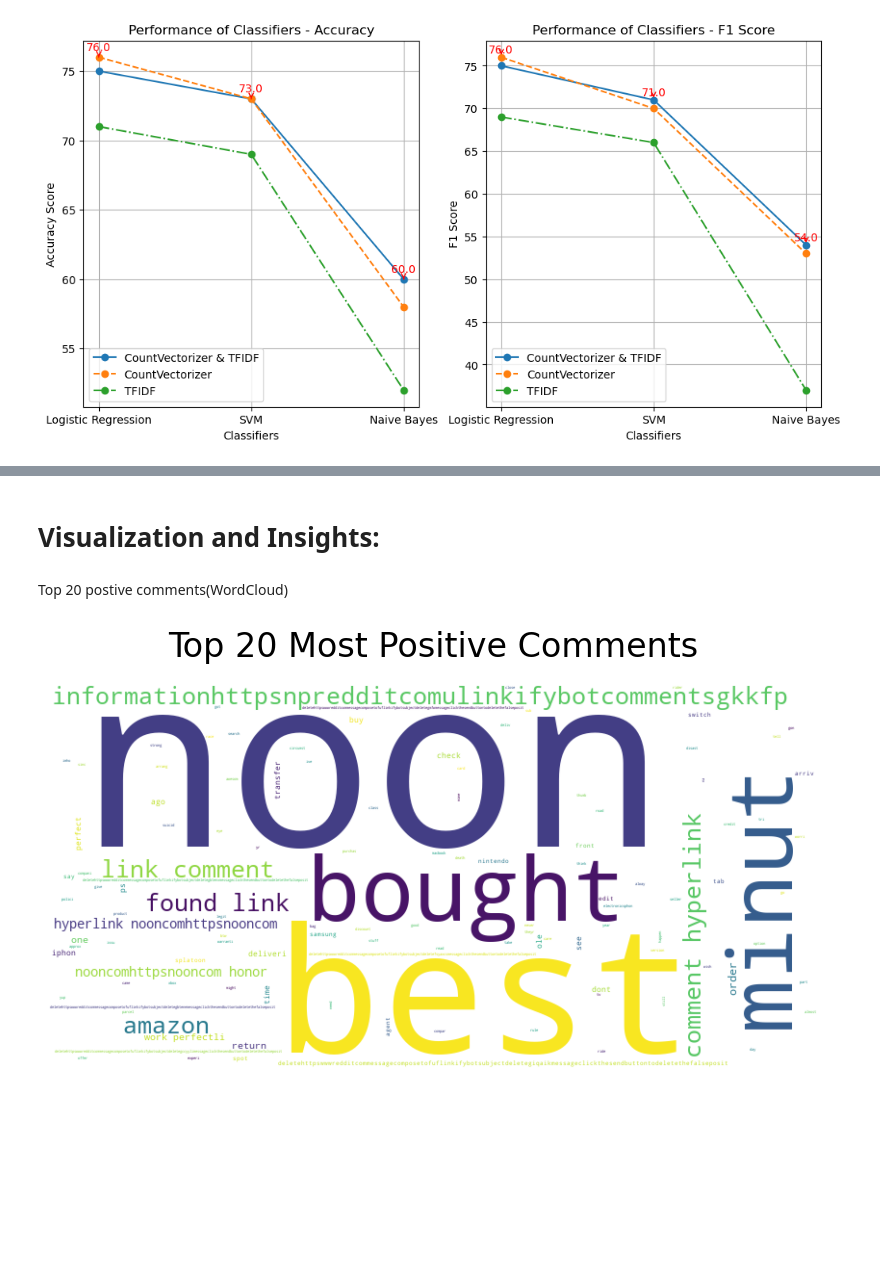
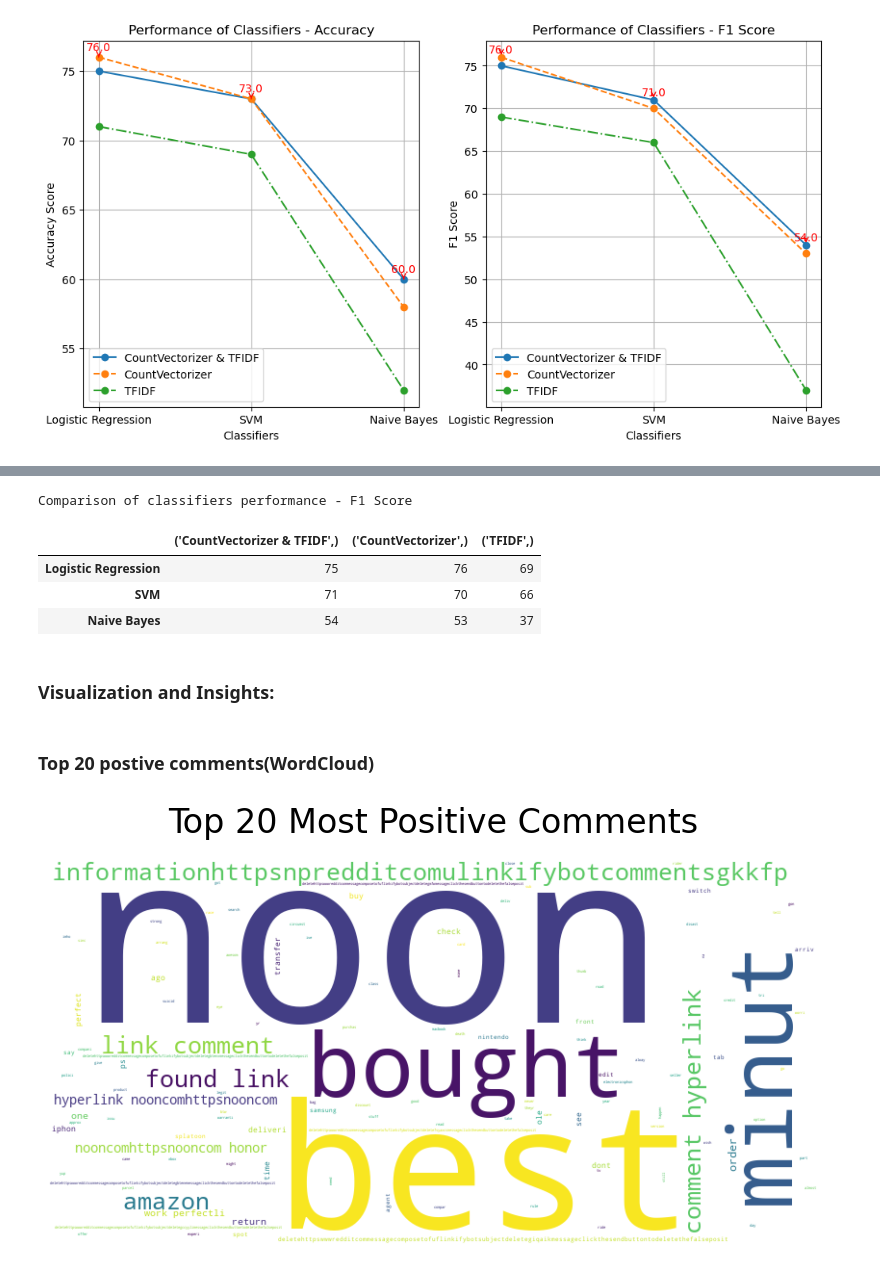
Before and after one commit to HWhr3000/F12AA_TextAnalystics, a Jupyter notebook: notebooks/F21AA_CW_Pratibha.ipynb, the cells around one changed output, grey strips where cells are left out. Drawn from its saved outputs; the diff is of its cells as text; code cells hidden in the pictures; blank space fills up the shorter version.

```diff
--- a/notebooks/F21AA_CW_Pratibha.ipynb
+++ b/notebooks/F21AA_CW_Pratibha.ipynb
@@ -960,7 +1004,29 @@ plt.show()
+# %%
+s_f1.set_table_styles([cell_hover, index_names, headers])
+s_f1.set_table_styles([
+        {'selector': '.col_heading', 'props': 'font-size: 22px; text-align: center; border: none;'},
+    {'selector': '.row_heading', 'props': 'font-size: 22px; text-align: center; border: none;'},
+    {'selector': '.data', 'props': 'font-size: 22px; text-align: center; border: none;'},
+    {'selector': 'td.row0.col0',  'props': 'background-color: green; color: white'},
+     {'selector': 'td.row1.col2',  'props': 'background-color: green; color: white'},
+     {'selector': 'td.row2.col2',  'props': 'background-color: green; color: white'}
+], overwrite=False)
+
+s_f1.set_caption("Comparison of classifiers performance - F1 Score") \
+    .set_table_styles([{
+        'selector': 'caption',
+        'props': 'caption-side: top; font-size: 20px; color: white; font-weight: bold; text-align: center; margin-bottom: 30px'
+    }], overwrite=False)
+# %% [output]
+Comparison of classifiers performance - F1 Score
+|  | ('CountVectorizer & TFIDF',) | ('CountVectorizer',) | ('TFIDF',) |
+| Logistic Regression | 75 | 76 | 69 |
+| SVM | 71 | 70 | 66 |
+| Naive Bayes | 54 | 53 | 37 |
 # %% [markdown]
-#  Visualization and Insights:
+###  Visualization and Insights:
 # %% [markdown]
- Top 20 postive comments(WordCloud)
+### Top 20 postive comments(WordCloud)
 # %%
 #!pip install wordcloud
 from wordcloud import WordCloud
```
Also changed, not shown: parts of 33 cells of this notebook.
